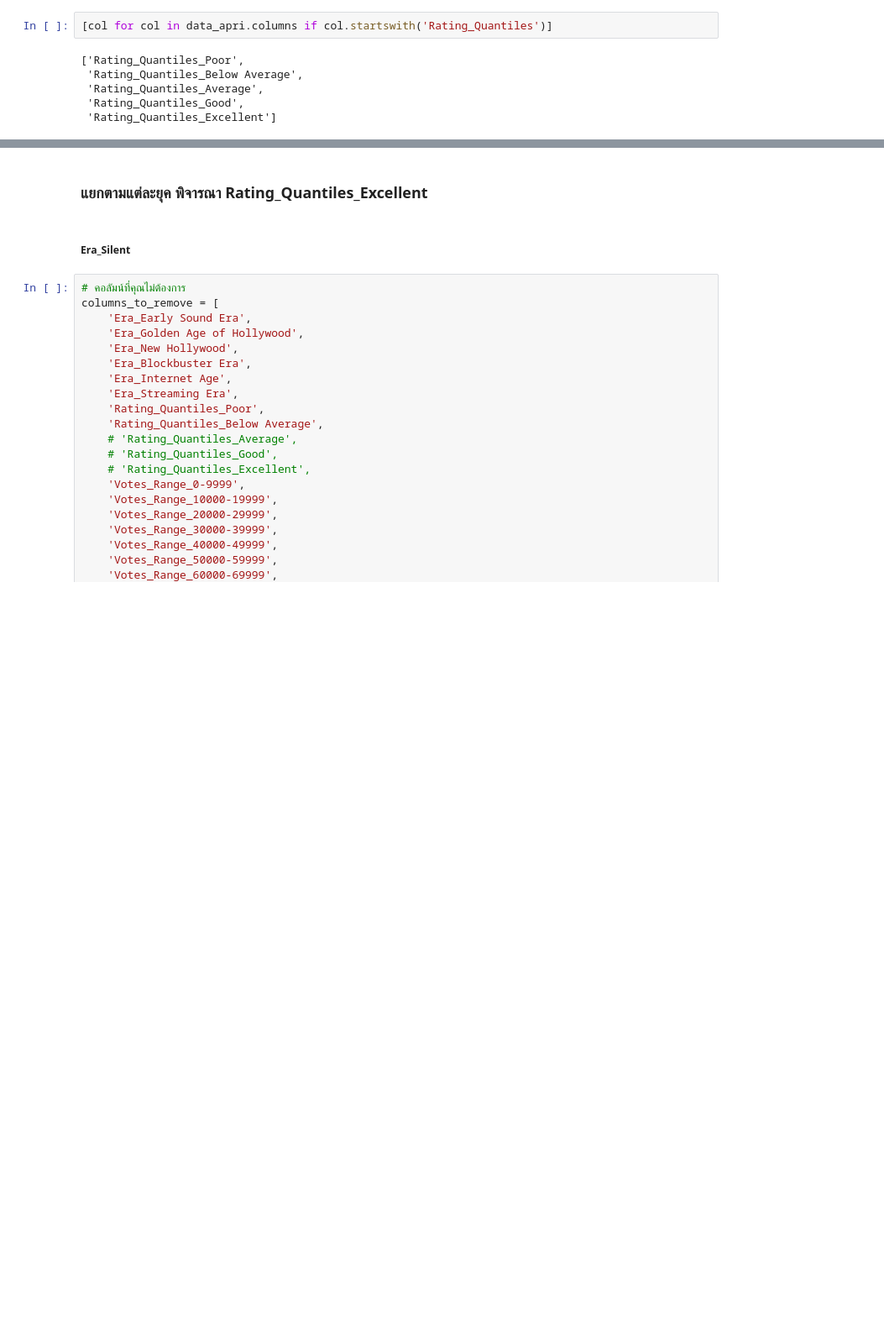
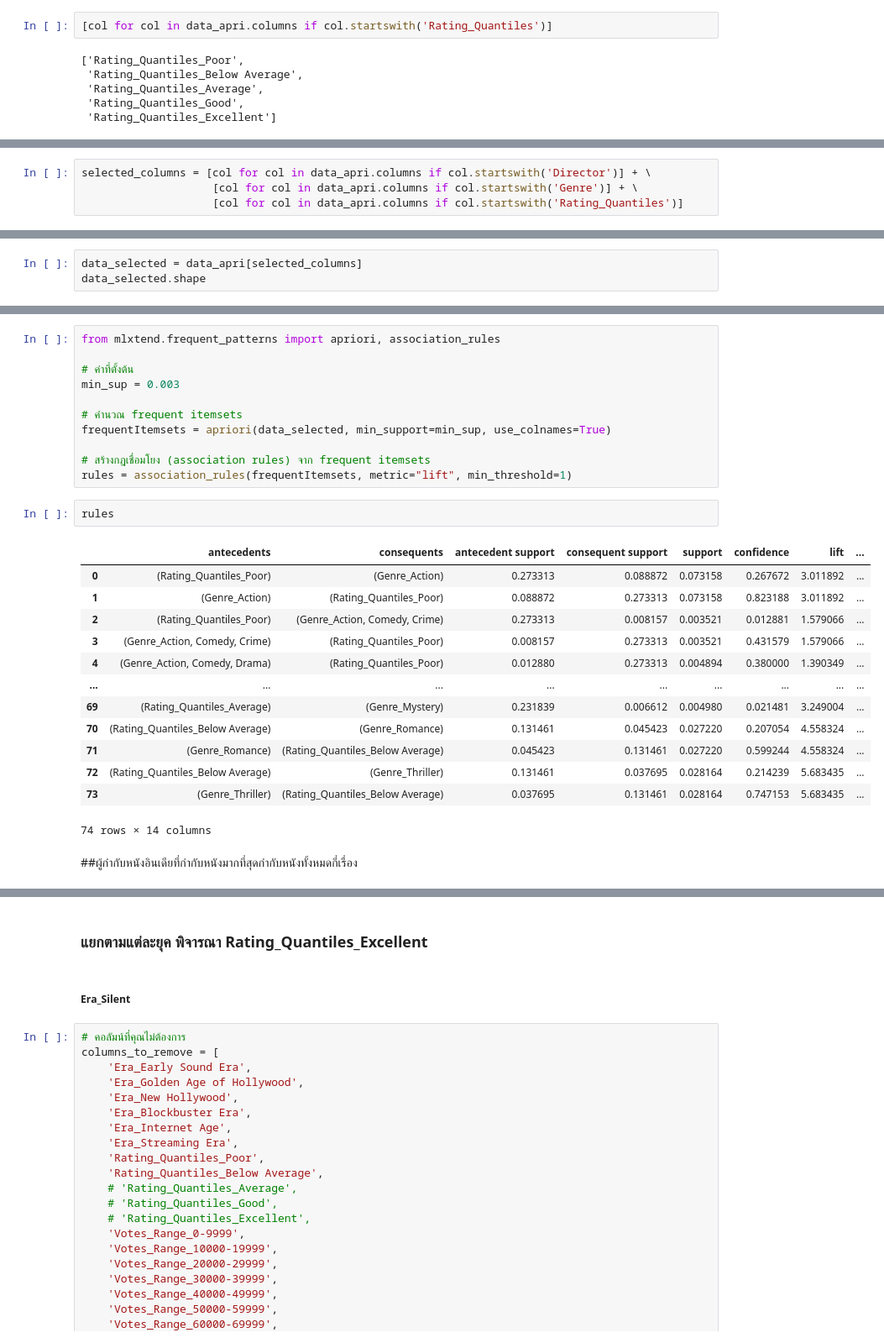
Before and after one commit to AI-Krittaya/BSC_DPDM2025, a Jupyter notebook: Ch4_Frequent_Patterns_(Association_Rules).ipynb, the cells around one changed output, grey strips where cells are left out. Shown at 84% size. Cells and saved outputs as stored; diff of their text form; blank space fills up the shorter version.

```diff
--- a/Ch4_Frequent_Patterns_(Association_Rules).ipynb
+++ b/Ch4_Frequent_Patterns_(Association_Rules).ipynb
@@ -1116,0 +1122,4 @@ Index(['Genre_Action', 'Genre_Action, Adventure',
+# %%
+selected_columns = [col for col in data_apri.columns if col.startswith('Director')] + \
+                    [col for col in data_apri.columns if col.startswith('Genre')] + \
+                    [col for col in data_apri.columns if col.startswith('Rating_Quantiles')]
@@ -1116,0 +1130,3 @@ Index(['Genre_Action', 'Genre_Action, Adventure',
+# %%
+data_selected = data_apri[selected_columns]
+data_selected.shape
@@ -1116,0 +1158,29 @@ Index(['Genre_Action', 'Genre_Action, Adventure',
+# %%
+from mlxtend.frequent_patterns import apriori, association_rules
+
+# ค่าที่ตั้งต้น
+min_sup = 0.003
+
+# คำนวณ frequent itemsets
+frequentItemsets = apriori(data_selected, min_support=min_sup, use_colnames=True)
+
+# สร้างกฎเชื่อมโยง (association rules) จาก frequent itemsets
+rules = association_rules(frequentItemsets, metric="lift", min_threshold=1)
+# %%
+rules
+# %% [output]
+|  | antecedents | consequents | antecedent support | consequent support | support | confidence | lift | ... |
+| 0 | (Rating_Quantiles_Poor) | (Genre_Action) | 0.273313 | 0.088872 | 0.073158 | 0.267672 | 3.011892 | ... |
+| 1 | (Genre_Action) | (Rating_Quantiles_Poor) | 0.088872 | 0.273313 | 0.073158 | 0.823188 | 3.011892 | ... |
+| 2 | (Rating_Quantiles_Poor) | (Genre_Action, Comedy, Crime) | 0.273313 | 0.008157 | 0.003521 | 0.012881 | 1.579066 | ... |
+| 3 | (Genre_Action, Comedy, Crime) | (Rating_Quantiles_Poor) | 0.008157 | 0.273313 | 0.003521 | 0.431579 | 1.579066 | ... |
+| 4 | (Genre_Action, Comedy, Drama) | (Rating_Quantiles_Poor) | 0.012880 | 0.273313 | 0.004894 | 0.380000 | 1.390349 | ... |
+| ... | ... | ... | ... | ... | ... | ... | ... | ... |
+| 69 | (Rating_Quantiles_Average) | (Genre_Mystery) | 0.231839 | 0.006612 | 0.004980 | 0.021481 | 3.249004 | ... |
+| 70 | (Rating_Quantiles_Below Average) | (Genre_Romance) | 0.131461 | 0.045423 | 0.027220 | 0.207054 | 4.558324 | ... |
+| 71 | (Genre_Romance) | (Rating_Quantiles_Below Average) | 0.045423 | 0.131461 | 0.027220 | 0.599244 | 4.558324 | ... |
+| 72 | (Rating_Quantiles_Below Average) | (Genre_Thriller) | 0.131461 | 0.037695 | 0.028164 | 0.214239 | 5.683435 | ... |
+| 73 | (Genre_Thriller) | (Rating_Quantiles_Below Average) | 0.037695 | 0.131461 | 0.028164 | 0.747153 | 5.683435 | ... |
+74 rows × 14 columns
+# %% [markdown]
+##ผู้กำกับหนังอินเดียที่กำกับหนังมากที่สุดกำกับหนังทั้งหมดกี่เรื่อง
```
Also changed, not shown: parts of 20 cells of this notebook.
